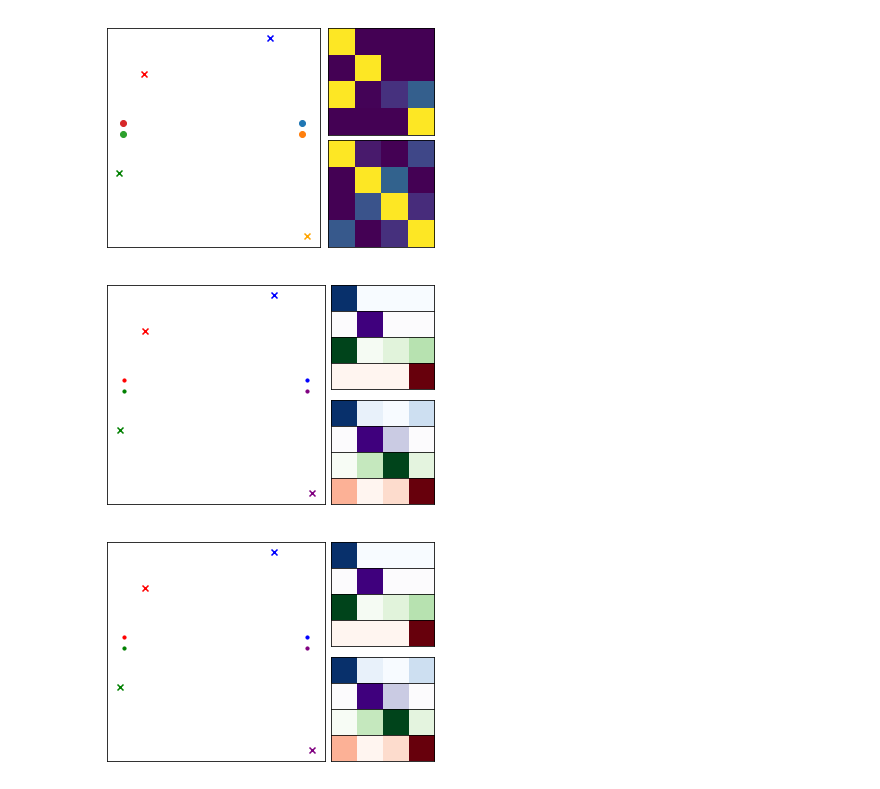
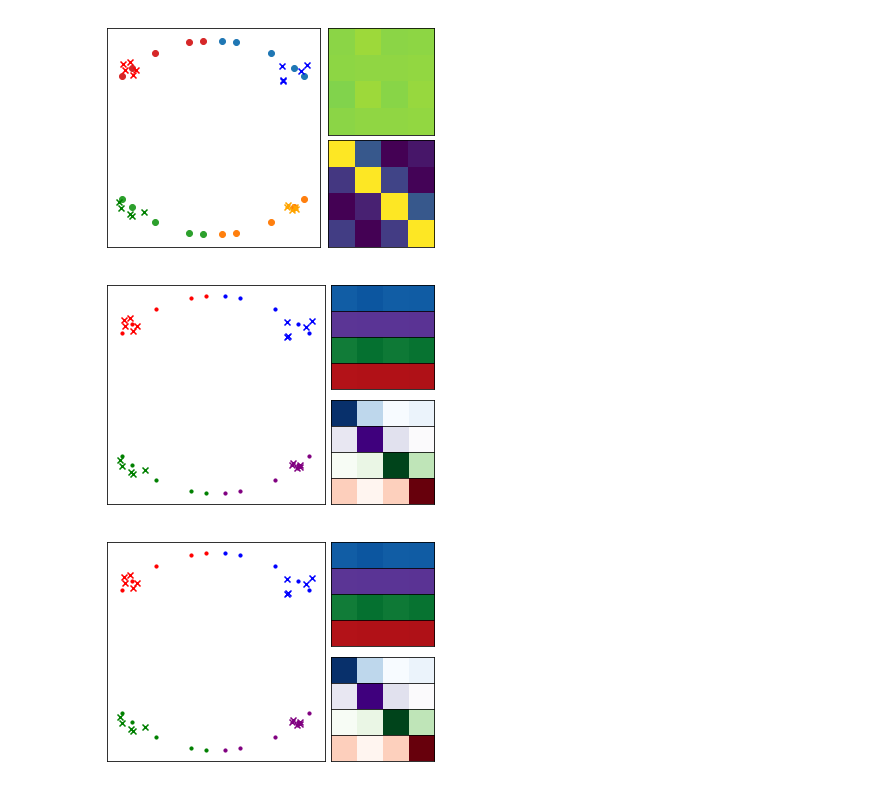
Before and after one commit to probtorch/combinators, a Jupyter notebook: bouncing_ball.ipynb, the cells around one changed output. Drawn from its saved outputs; the diff is of its cells as text; code cells hidden in the pictures.

Commit message:
bouncing_ball.ipynb: run with an explicit proposal
Signed-off-by: Eli Sennesh <e.sennesh@northeastern.edu>

```diff
--- a/bouncing_ball.ipynb
+++ b/bouncing_ball.ipynb
@@ -41,7 +41,7 @@ for s in range(num_series):
     init_state = np.array([x0[s], y0[s], init_v_rand_dir[s, 0], init_v_rand_dir[s, 1]])
     STATEs[s], Disps[s], As_true[s] = bouncing_ball_data.generate_data(T, dt, init_state, Boundary, signal_noise_ratio)
 # %%
-num_particles = 100
+num_particles = 500
 # %%
 bouncing_ball_step = combinators.Model(bouncing_ball.bouncing_ball_step, {}, {
     'delta_t': torch.ones(1),
@@ -51,5 +83,5 @@ smc_runner = smc.SequentialMonteCarlo(bouncing_ball_step, T)
 # %%
-untrained_params = {
+variational_init_params = {
     'position_0': {
         'loc': torch.rand(2) * Boundary,
         'scale': torch.ones(2),
@@ -75,11 +107,14 @@ untrained_params = {
             'scale': torch.ones(4, 2) * 0.1,
         },
         'scale': {
-            'loc': torch.eye(2).expand(4, 2, 2),
+            'loc': torch.ones(4, 2, 2),
             'scale': torch.ones(4, 2, 2) * 0.1,
         },
     },
 }
+# %%
+init_bouncing_ball = combinators.Model(bouncing_ball.init_bouncing_ball,
+                                       {}, prior_init_params)
 # %%
 def generate_trajectory_trace(s):
     trajectory = torch.Tensor(STATEs[s])
@@ -157,11 +192,13 @@ modal_directions = torch.zeros(num_series, K, 2)
 
 for s in range(num_series):
     trajectory, displacements, data = generate_trajectory_trace(s)
-    init_bouncing_ball = combinators.Model(bouncing_ball.init_bouncing_ball,
-                                           untrained_params, {})
+    init_proposal = combinators.Model(bouncing_ball.init_bouncing_ball,
+                                      variational_init_params, {})
+
     inference, trained_params = smc.variational_smc(
-        num_particles, init_bouncing_ball, smc_runner, 500, data,
-        use_cuda=False, lr=1e-2, inclusive_kl=True,
+        num_particles, init_bouncing_ball, smc_runner,
+        500, data, init_proposal,
+        use_cuda=False, lr=1e-1, inclusive_kl=True,
     )
     inferred_trajectory = accumulate_trajectory(inference)
 
@@ -215,15 +252,15 @@ legend_flag = False # plot the legend bar or not
 save_flag = True ## save or not
 # %%
 ## plot method 1
-bouncing_ball_plots.plot_circle_transition(init_v, modal_directions.detach().numpy(), final_covs,
+bouncing_ball_plots.plot_circle_transition(init_v, final_mus, final_covs,
                                            As_pred, As_true, K, fs, vmax, width_space, height_space, cov_flag, legend_flag, save_flag)
 # %% [output]
-[figure, old version]
+[figure, new version]
 # %%
 ## plot method 2
-bouncing_ball_plots.plot_circle_transition_colorcode(init_v, modal_directions.detach().numpy(), final_covs, As_pred, As_true, K, fs, vmax, width_space, height_space, cov_flag, legend_flag, save_flag)
+bouncing_ball_plots.plot_circle_transition_colorcode(init_v, final_mus, final_covs, As_pred, As_true, K, fs, vmax, width_space, height_space, cov_flag, legend_flag, save_flag)
 # %% [output]
-[figure, old version]
+[figure, new version]
 # %%
 def plot_circle_transition_colorcode(init_v, final_mus, final_covs, As_pred, As_true, K, fs, vmax, width_space, height_space, cov_flag, legend_flag, save_flag):
 
@@ -305,6 +342,6 @@ def plot_circle_transition_colorcode(init_v, final_mus, final_covs, As_pred, As_
         fig.savefig('combinator_results.png', dpi=600, bbox_inches='tight')
 # %%
 ## plot method 2
-plot_circle_transition_colorcode(init_v, modal_directions.detach().numpy(), final_covs, As_pred, As_true, K, fs, vmax, width_space, height_space, cov_flag, legend_flag, save_flag)
+plot_circle_transition_colorcode(init_v, final_mus, final_covs, As_pred, As_true, K, fs, vmax, width_space, height_space, cov_flag, legend_flag, save_flag)
 # %% [output]
-[figure, old version]
+[figure, new version]
```
Also changed, not shown: parts of 3 cells of this notebook.
